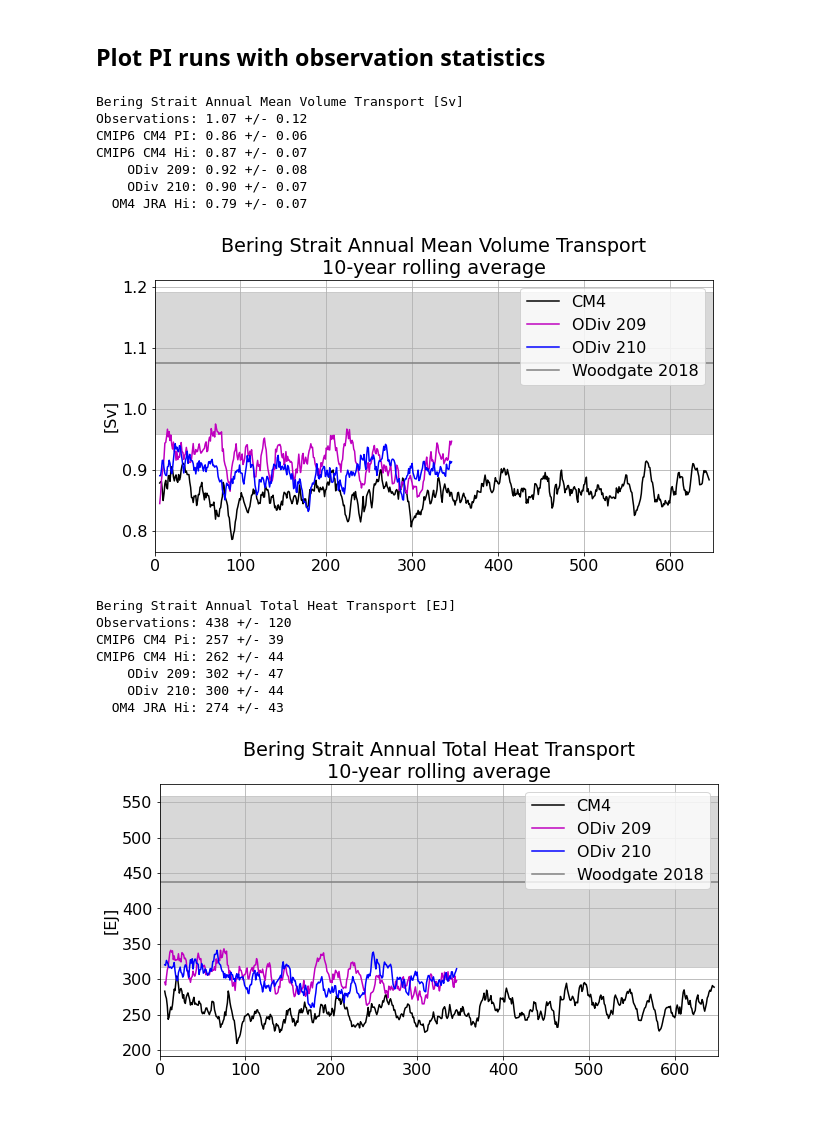
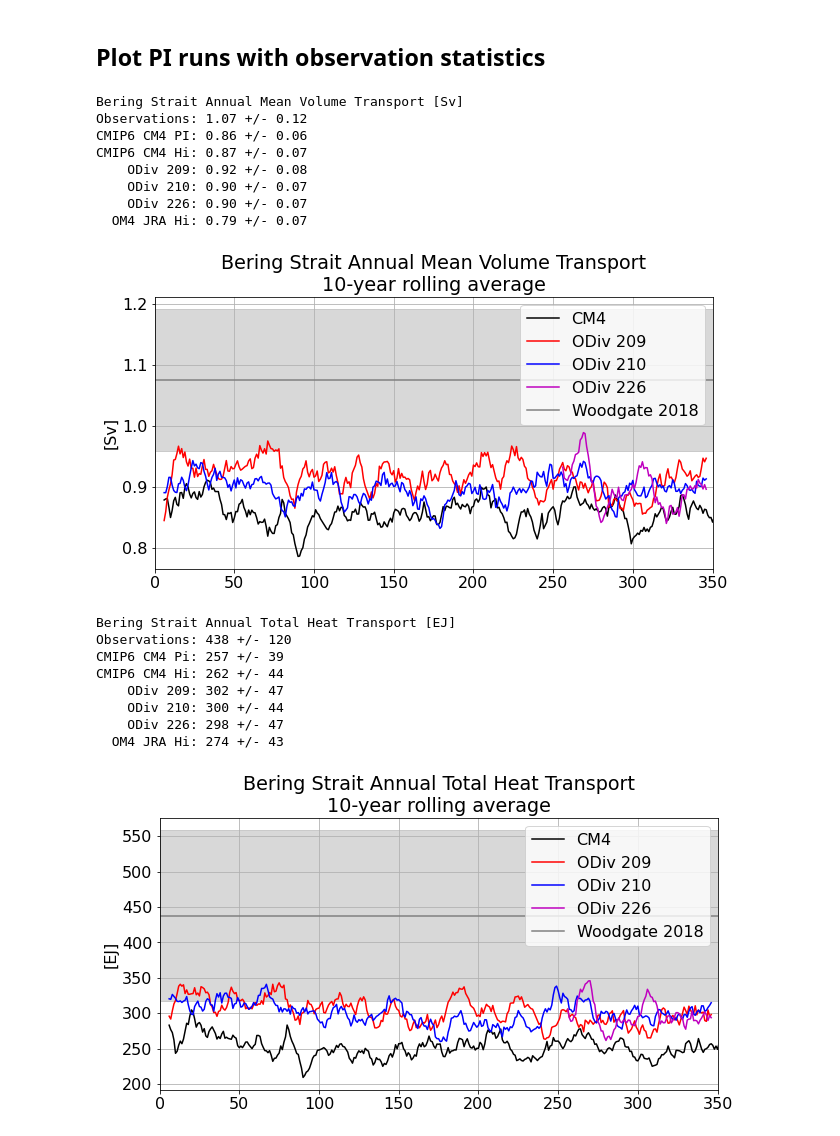
Before and after one commit to marionalberty/Chukchi_heatbudgets, a Jupyter notebook: notebooks/Bering_annualTrans_evaluation.ipynb, the cells around one changed output. Saved outputs shown, nothing was run; the diff lists cells and outputs as text; code cells hidden in the pictures.

```diff
--- a/notebooks/Bering_annualTrans_evaluation.ipynb
+++ b/notebooks/Bering_annualTrans_evaluation.ipynb
@@ -168,3 +158,0 @@ def add_geo(DS,OS):
-# %%
-# CMIP6 CM4
-DS_cmip6pi = add_geo(DS_cmip6pi,OS_cmip6)
@@ -174,6 +158,0 @@ DS_cmip6hi = add_geo(DS_cmip6hi,OS_cmip6)
-# %%
-# ODIV209 CM4
-DS_o209 = add_geo(DS_o209,OS_o209)
-# %%
-# ODIV210 CM4
-DS_o210 = add_geo(DS_o210,OS_o210)
@@ -781,11 +762,14 @@ T_o209 = (DS_o209.T_vol.sum(dim=['z_l','xh'])*(10**-6)).groupby('time.year').mea
     {'year':1000}).rolling(year=10,center=True).mean()
 T_o210 = (DS_o210.T_vol.sum(dim=['z_l','xh'])*(10**-6)).groupby('time.year').mean().chunk(
     {'year':1000}).rolling(year=10,center=True).mean()
+T_o226 = (DS_o226.T_vol.sum(dim=['z_l','xh'])*(10**-6)).groupby('time.year').mean().chunk(
+    {'year':1000}).rolling(year=10,center=True).mean()
 # %%
 T_cm4STs = (DS_cmip6pi.T_vol.sum(dim=['z_l','xh'])*(10**-6)).groupby('time.year').mean()
 T_hiSTs = (DS_cmip6hi.T_vol.sum(dim=['z_l','xh'])*(10**-6)).groupby('time.year').mean()
 T_o209STs = (DS_o209.T_vol.sum(dim=['z_l','xh'])*(10**-6)).groupby('time.year').mean()
 T_o210STs = (DS_o210.T_vol.sum(dim=['z_l','xh'])*(10**-6)).groupby('time.year').mean()
+T_o226STs = (DS_o226.T_vol.sum(dim=['z_l','xh'])*(10**-6)).groupby('time.year').mean()
 T_om4STs = (DS_om4.T_vol.sum(dim=['z_l','xh'])*(10**-6)).groupby('time.year').mean()
 # Print out stats for table
 print('Bering Strait Annual Mean Volume Transport [Sv]')
@@ -794,6 +778,7 @@ print('CMIP6 CM4 PI: %.2f +/- %.2f' % (T_cm4STs.mean(), T_cm4STs.std()))
 print('CMIP6 CM4 Hi: %.2f +/- %.2f' % (T_hiSTs.mean(), T_hiSTs.std()))
 print('    ODiv 209: %.2f +/- %.2f' % (T_o209STs.mean(), T_o209STs.std()))
 print('    ODiv 210: %.2f +/- %.2f' % (T_o210STs.mean(), T_o210STs.std()))
+print('    ODiv 226: %.2f +/- %.2f' % (T_o226STs.mean(), T_o226STs.std()))
 print('  OM4 JRA Hi: %.2f +/- %.2f' % (T_om4STs.mean(), T_om4STs.std()))
 # %% [output]
 Bering Strait Annual Mean Volume Transport [Sv]
@@ -802,25 +787,27 @@ CMIP6 CM4 PI: 0.86 +/- 0.06
 CMIP6 CM4 Hi: 0.87 +/- 0.07
     ODiv 209: 0.92 +/- 0.08
     ODiv 210: 0.90 +/- 0.07
+    ODiv 226: 0.90 +/- 0.07
   OM4 JRA Hi: 0.79 +/- 0.07
 # %%
 # Volume transport
 fig = plt.figure(figsize=(10,5))
 plt.plot(T_cm4.year,T_cm4,'k',label = 'CM4')
-plt.plot(T_o209.year,T_o209,'m',label = 'ODiv 209')
+plt.plot(T_o209.year,T_o209,'r',label = 'ODiv 209')
 plt.plot(T_o210.year,T_o210,'b',label = 'ODiv 210')
+plt.plot(T_o226.year,T_o226,'m',label = 'ODiv 226')
 plt.fill_between([0, 650],[T_bar-T_err, T_bar-T_err],[T_bar+T_err, T_bar+T_err],color='grey',alpha=0.3)
 plt.plot([0, 650],[T_bar, T_bar],'grey',label = 'Woodgate 2018')
 plt.title('Bering Strait Annual Mean Volume Transport\n10-year rolling average')
 plt.ylabel('[Sv]')
 plt.legend(loc='upper right')
-plt.xlim(0,650)
+plt.xlim(0,350)
 plt.grid()
 plt.show()
 # save fig
 fig.savefig('../figures/BeringStraitMooring/Tvol_annual_modelPIObs.pdf')
 # %% [output]
-[figure, old version]
+[figure, new version]
 # %%
 # Make model heat transport timeseries
 H_cm4 = (DS_cmip6pi.T_heat.sum(dim=['z_l','xh'])*(10**-18)).groupby('time.year').sum().chunk(
@@ -834,6 +823,7 @@ H_cm4STs = (DS_cmip6pi.T_heat.sum(dim=['z_l','xh'])*(10**-18)).groupby('time.yea
 H_hiSTs = (DS_cmip6hi.T_heat.sum(dim=['z_l','xh'])*(10**-18)).groupby('time.year').sum()
 H_o209STs = (DS_o209.T_heat.sum(dim=['z_l','xh'])*(10**-18)).groupby('time.year').sum()
 H_o210STs = (DS_o210.T_heat.sum(dim=['z_l','xh'])*(10**-18)).groupby('time.year').sum()
+H_o226STs = (DS_o226.T_heat.sum(dim=['z_l','xh'])*(10**-18)).groupby('time.year').sum()
 H_om4STs = (DS_om4.T_heat.sum(dim=['z_l','xh'])*(10**-18)).groupby('time.year').sum()
 # Print out stats for table
 print('Bering Strait Annual Total Heat Transport [EJ]')
@@ -842,6 +832,7 @@ print('CMIP6 CM4 Pi: %i +/- %i' % (H_cm4STs.mean(), H_cm4STs.std()))
 print('CMIP6 CM4 Hi: %i +/- %i' % (H_hiSTs.mean(), H_hiSTs.std()))
 print('    ODiv 209: %i +/- %i' % (H_o209STs.mean(), H_o209STs.std()))
 print('    ODiv 210: %i +/- %i' % (H_o210STs.mean(), H_o210STs.std()))
+print('    ODiv 226: %i +/- %i' % (H_o226STs.mean(), H_o226STs.std()))
 print('  OM4 JRA Hi: %i +/- %i' % (H_om4STs.mean(), H_om4STs.std()))
 # %% [output]
 Bering Strait Annual Total Heat Transport [EJ]
@@ -850,23 +841,25 @@ CMIP6 CM4 Pi: 257 +/- 39
 CMIP6 CM4 Hi: 262 +/- 44
     ODiv 209: 302 +/- 47
     ODiv 210: 300 +/- 44
+    ODiv 226: 298 +/- 47
   OM4 JRA Hi: 274 +/- 43
 # %%
 # Heat transport
 fig = plt.figure(figsize=(10,5))
 plt.plot(H_cm4.year,H_cm4,'k',label = 'CM4')
-plt.plot(H_o209.year,H_o209,'m',label = 'ODiv 209')
+plt.plot(H_o209.year,H_o209,'r',label = 'ODiv 209')
 plt.plot(H_o210.year,H_o210,'b',label = 'ODiv 210')
+plt.plot(H_o226.year,H_o226,'m',label = 'ODiv 226')
 plt.fill_between([0, 650],[H_bar-H_err, H_bar-H_err],[H_bar+H_err, H_bar+H_err],color='grey',alpha=0.3)
 plt.plot([0, 650],[H_bar, H_bar],'grey',label = 'Woodgate 2018')
 plt.title('Bering Strait Annual Total Heat Transport\n10-year rolling average')
 plt.ylabel('[EJ]')
 plt.legend(loc='upper right')
-plt.xlim(0,650)
+plt.xlim(0,350)
 plt.grid()
 plt.show()
 # save fig
 fig.savefig('../figures/BeringStraitMooring/Theat_annual_modelPIObs.pdf')
 # %% [output]
-[figure, old version]
+[figure, new version]
 # %%
```
Also changed, not shown: parts of 46 cells of this notebook.
